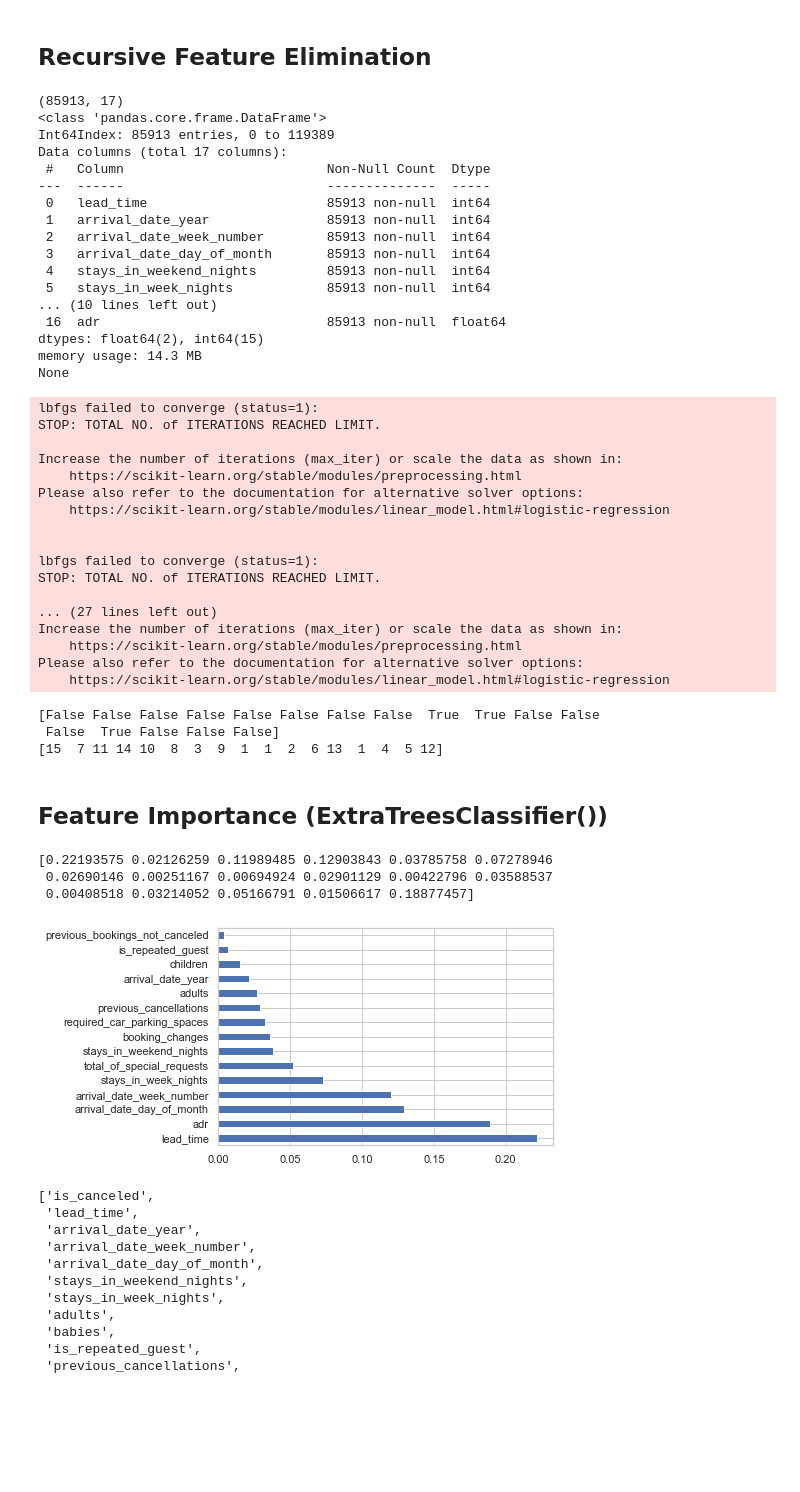
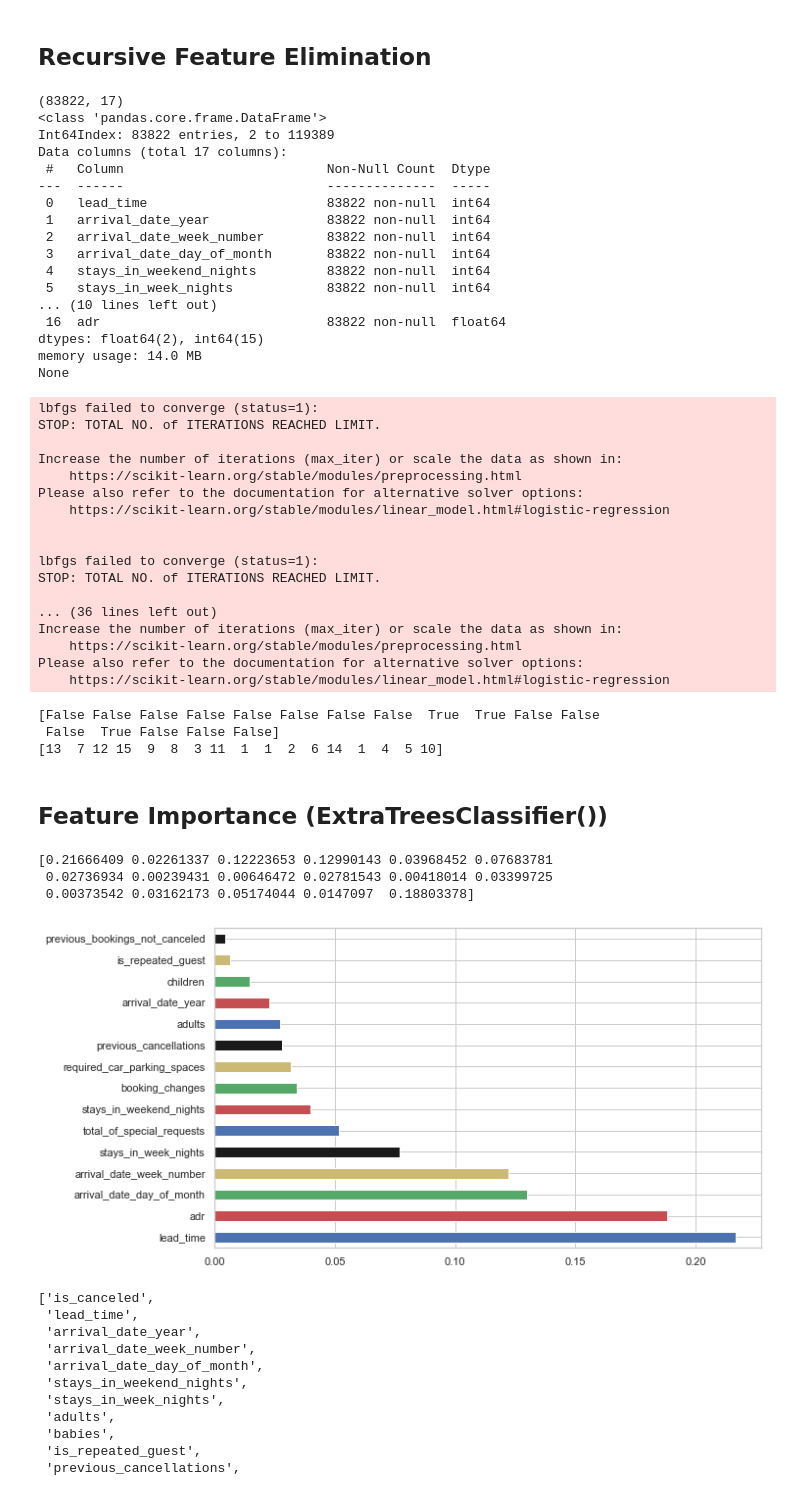
Before and after one commit to robinyUArizona/Hotel-Booking-Demand, a Jupyter notebook: EDA-Feature-Selection-Hotel-Booking_Demand.ipynb, the cells around one changed output. Drawn from its saved outputs; the diff is of its cells as text; code cells hidden in the pictures; blank space fills up the shorter version.

```diff
--- a/EDA-Feature-Selection-Hotel-Booking_Demand.ipynb
+++ b/EDA-Feature-Selection-Hotel-Booking_Demand.ipynb
@@ -429,9 +476,13 @@ The upper and lower bounds for suspected outliers are 296.0 and -160.0
 # The upper and lower bounds for suspected outliers are 296.0 and -160.0
 # lower outlier -160.0 does not make sense - I will explain why we are getting this
 # I am just choosing
-remain_lead_time = new_hotel_data.lead_time < 500
+remain_lead_time = new_hotel_data.lead_time < 300
 print(remain_lead_time.shape)
 new_hotel_data = new_hotel_data[remain_lead_time]
 print(new_hotel_data.shape)
+
+print('Visulaize lead_time Feature')
+visualize_num_feature(new_hotel_data.lead_time)
+stat_summary(new_hotel_data.lead_time)
 # %% [output]
 (87396,)
@@ -1056,22 +1124,22 @@ y = new_hotel_data['is_canceled']
 print(X_numeric.shape)
 print(X_numeric.info())
 # %% [output]
-(85913, 17)
+(83822, 17)
 <class 'pandas.core.frame.DataFrame'>
-Int64Index: 85913 entries, 0 to 119389
+Int64Index: 83822 entries, 2 to 119389
 Data columns (total 17 columns):
  #   Column                          Non-Null Count  Dtype
 ---  ------                          --------------  -----
- 0   lead_time                       85913 non-null  int64
- 1   arrival_date_year               85913 non-null  int64
- 2   arrival_date_week_number        85913 non-null  int64
- 3   arrival_date_day_of_month       85913 non-null  int64
- 4   stays_in_weekend_nights         85913 non-null  int64
- 5   stays_in_week_nights            85913 non-null  int64
+ 0   lead_time                       83822 non-null  int64
+ 1   arrival_date_year               83822 non-null  int64
+ 2   arrival_date_week_number        83822 non-null  int64
+ 3   arrival_date_day_of_month       83822 non-null  int64
+ 4   stays_in_weekend_nights         83822 non-null  int64
+ 5   stays_in_week_nights            83822 non-null  int64
 ... (10 lines left out)
- 16  adr                             85913 non-null  float64
+ 16  adr                             83822 non-null  float64
 dtypes: float64(2), int64(15)
-memory usage: 14.3 MB
+memory usage: 14.0 MB
 None
 # %%
 from sklearn.feature_selection import RFE
@@ -1100,35 +1168,42 @@ Please also refer to the documentation for alternative solver options:
 lbfgs failed to converge (status=1):
 STOP: TOTAL NO. of ITERATIONS REACHED LIMIT.
 
-... (27 lines left out)
+... (36 lines left out)
 Increase the number of iterations (max_iter) or scale the data as shown in:
     https://scikit-learn.org/stable/modules/preprocessing.html
 Please also refer to the documentation for alternative solver options:
     https://scikit-learn.org/stable/modules/linear_model.html#logistic-regression
 [False False False False False False False False  True  True False False
  False  True False False False]
-[15  7 11 14 10  8  3  9  1  1  2  6 13  1  4  5 12]
+[13  7 12 15  9  8  3 11  1  1  2  6 14  1  4  5 10]
 # %% [markdown]
 ## Feature Importance (ExtraTreesClassifier())
 # %%
 from sklearn.ensemble import ExtraTreesClassifier
 
 # fit an Extra Trees model to the data
 model = ExtraTreesClassifier()
 model.fit(X_numeric, y)
 # display the relative importance of each attribute
 print(model.feature_importances_)
 
 # feature_importances of tree based classifiers
 #plot graph of feature importances for better visualization
 feat_importances = pd.Series(model.feature_importances_, index=X_numeric.columns)
-feat_importances.nlargest(15).plot(kind='barh')
+
+
+
+from itertools import cycle, islice
+my_colors = list(islice(cycle(['b', 'r', 'g', 'y', 'k']), None, len(feat_importances)))
+plt.figure(figsize = (10, 6))
+feat_importances.nlargest(15).plot(kind='barh', color=my_colors)
+# feat_importances.nlargest(15).sns.countplot()
 plt.show()
 # %% [output]
-[0.22193575 0.02126259 0.11989485 0.12903843 0.03785758 0.07278946
- 0.02690146 0.00251167 0.00694924 0.02901129 0.00422796 0.03588537
- 0.00408518 0.03214052 0.05166791 0.01506617 0.18877457]
+[0.21666409 0.02261337 0.12223653 0.12990143 0.03968452 0.07683781
+ 0.02736934 0.00239431 0.00646472 0.02781543 0.00418014 0.03399725
+ 0.00373542 0.03162173 0.05174044 0.0147097  0.18803378]
-[figure, old version]
+[figure, new version]
 # %%
 num_type
 # %% [output]
```
Also changed, not shown: parts of 56 cells of this notebook.
